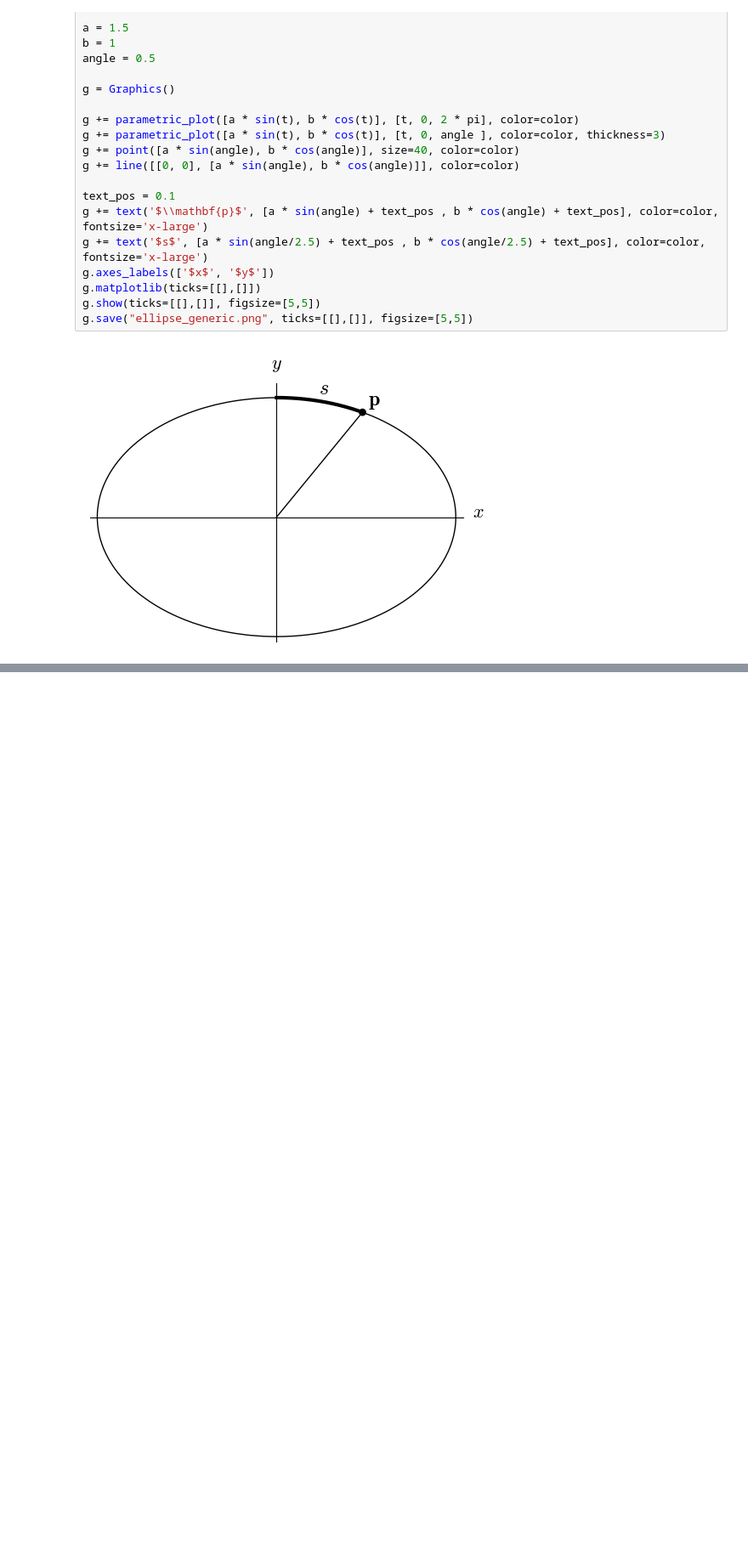
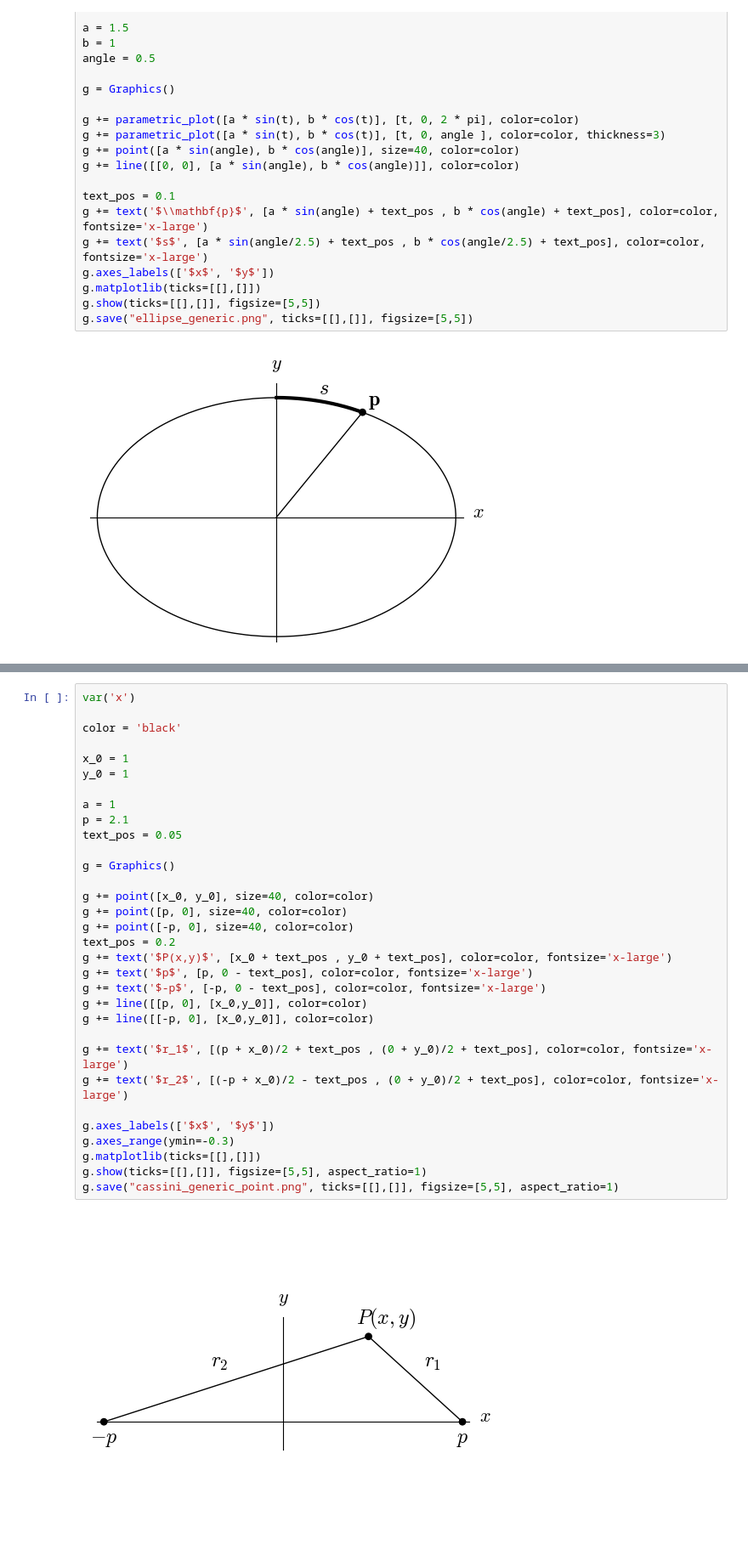
Before and after one commit to hissanova/math-notes, a Jupyter notebook: elliptic_theta_notes/Diagrams.ipynb, the cells around one changed output, grey strips where cells are left out. Shown: that part at 85% size. Saved outputs shown, nothing was run; the diff lists cells and outputs as text; blank space fills up the shorter version.

```diff
--- a/elliptic_theta_notes/Diagrams.ipynb
+++ b/elliptic_theta_notes/Diagrams.ipynb
@@ -42,0 +74,34 @@ g.save("ellipse_generic.png", ticks=[[],[]], figsize=[5,5])
+# %%
+var('x')
+
+color = 'black'
+
+x_0 = 1
+y_0 = 1
+
+a = 1
+p = 2.1
+text_pos = 0.05
+
+g = Graphics()
+
+g += point([x_0, y_0], size=40, color=color)
+g += point([p, 0], size=40, color=color)
+g += point([-p, 0], size=40, color=color)
+text_pos = 0.2
+g += text('$P(x,y)$', [x_0 + text_pos , y_0 + text_pos], color=color, fontsize='x-large')
+g += text('$p$', [p, 0 - text_pos], color=color, fontsize='x-large')
+g += text('$-p$', [-p, 0 - text_pos], color=color, fontsize='x-large')
+g += line([[p, 0], [x_0,y_0]], color=color)
+g += line([[-p, 0], [x_0,y_0]], color=color)
+
+g += text('$r_1$', [(p + x_0)/2 + text_pos , (0 + y_0)/2 + text_pos], color=color, fontsize='x-large')
+g += text('$r_2$', [(-p + x_0)/2 - text_pos , (0 + y_0)/2 + text_pos], color=color, fontsize='x-large')
+
+g.axes_labels(['$x$', '$y$'])
+g.axes_range(ymin=-0.3)
+g.matplotlib(ticks=[[],[]])
+g.show(ticks=[[],[]], figsize=[5,5], aspect_ratio=1)
+g.save("cassini_generic_point.png", ticks=[[],[]], figsize=[5,5], aspect_ratio=1)
+# %% [output]
+[figure, added]
```
Also changed, not shown: parts of 3 cells of this notebook, 5 other files.
